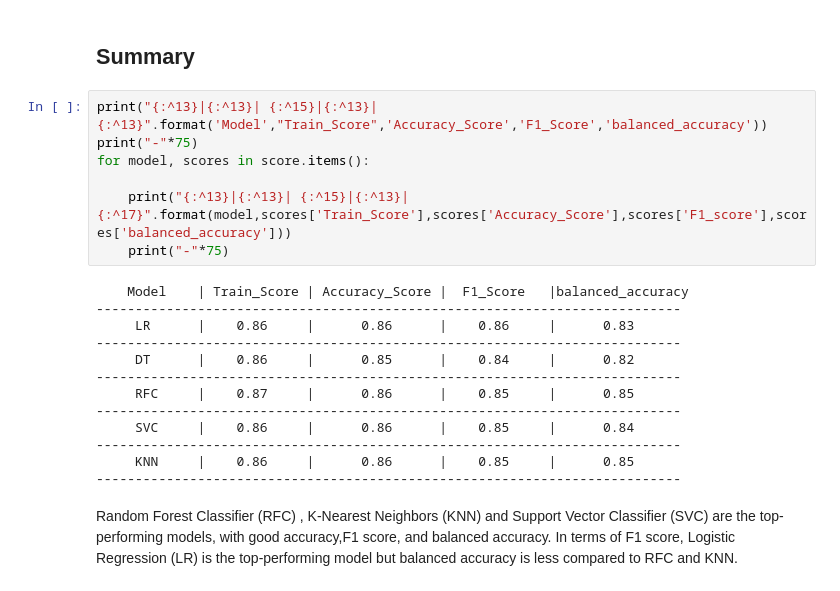
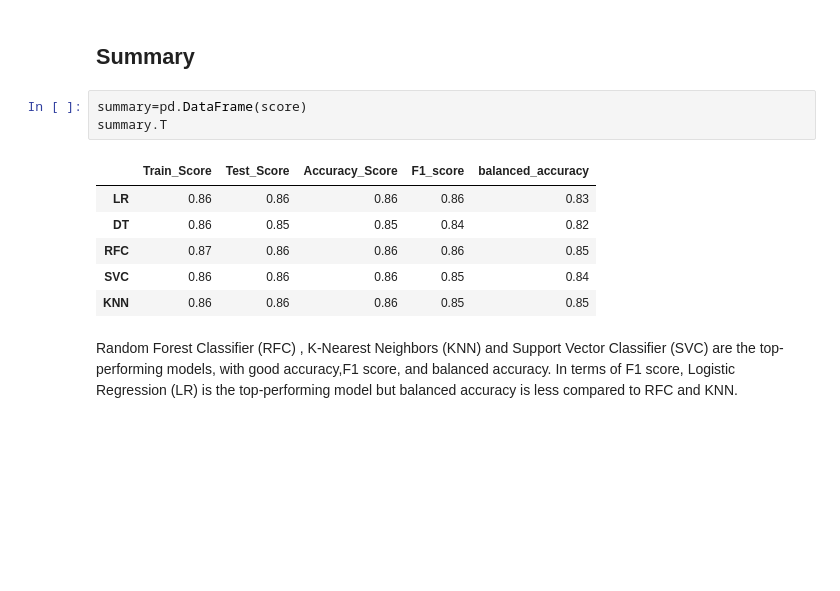
Before and after one commit to Emilinjoseph/Customer-Attrition-Analysis, a Jupyter notebook: Customer Attrition Analysis - Capstone Project.ipynb, the cells around one changed output. Saved outputs shown, nothing was run; the diff lists cells and outputs as text; blank space fills up the shorter version.

```diff
--- a/Customer Attrition Analysis - Capstone Project.ipynb
+++ b/Customer Attrition Analysis - Capstone Project.ipynb
@@ -1195,25 +1195,15 @@ F1 score : 0.85
 balanced_accuracy:0.85
 # %% [markdown]
 ## Summary
-# %%
-print("{:^13}|{:^13}| {:^15}|{:^13}|{:^13}".format('Model',"Train_Score",'Accuracy_Score','F1_Score','balanced_accuracy'))
-print("-"*75)
-for model, scores in score.items():
-
-    print("{:^13}|{:^13}| {:^15}|{:^13}|{:^17}".format(model,scores['Train_Score'],scores['Accuracy_Score'],scores['F1_score'],scores['balanced_accuracy']))
-    print("-"*75)
-# %% [output]
-    Model    | Train_Score | Accuracy_Score |  F1_Score   |balanced_accuracy
----------------------------------------------------------------------------
-     LR      |    0.86     |      0.86      |    0.86     |      0.83
----------------------------------------------------------------------------
-     DT      |    0.86     |      0.85      |    0.84     |      0.82
----------------------------------------------------------------------------
-     RFC     |    0.87     |      0.86      |    0.85     |      0.85
----------------------------------------------------------------------------
-     SVC     |    0.86     |      0.86      |    0.85     |      0.84
----------------------------------------------------------------------------
-     KNN     |    0.86     |      0.86      |    0.85     |      0.85
----------------------------------------------------------------------------
+# %%
+summary=pd.DataFrame(score)
+summary.T
+# %% [output]
+|  | Train_Score | Test_Score | Accuracy_Score | F1_score | balanced_accuracy |
+| LR | 0.86 | 0.86 | 0.86 | 0.86 | 0.83 |
+| DT | 0.86 | 0.85 | 0.85 | 0.84 | 0.82 |
+| RFC | 0.87 | 0.86 | 0.86 | 0.86 | 0.85 |
+| SVC | 0.86 | 0.86 | 0.86 | 0.85 | 0.84 |
+| KNN | 0.86 | 0.86 | 0.86 | 0.85 | 0.85 |
 # %% [markdown]
 Random Forest Classifier (RFC) , K-Nearest Neighbors (KNN) and Support Vector Classifier (SVC) are the top-performing models, with good accuracy,F1 score, and balanced accuracy. In terms of F1 score, Logistic Regression (LR) is the top-performing model but balanced accuracy is less compared to RFC and KNN.
```
Also changed, not shown: parts of 4 cells of this notebook.
